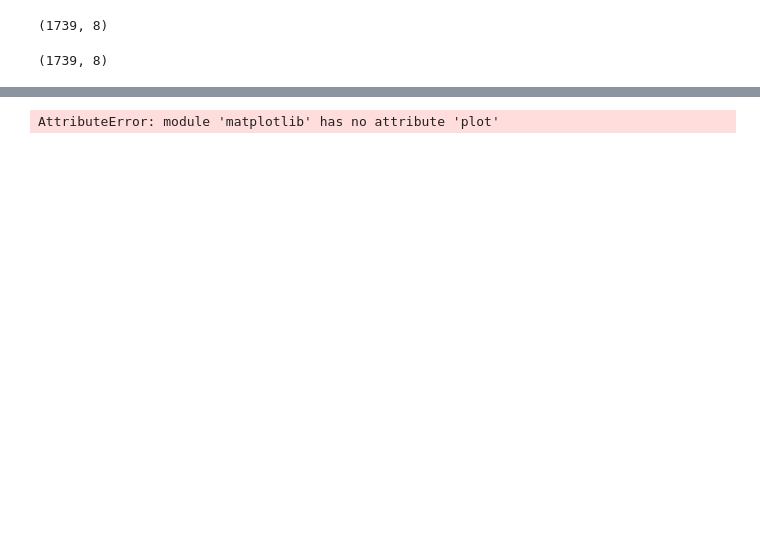
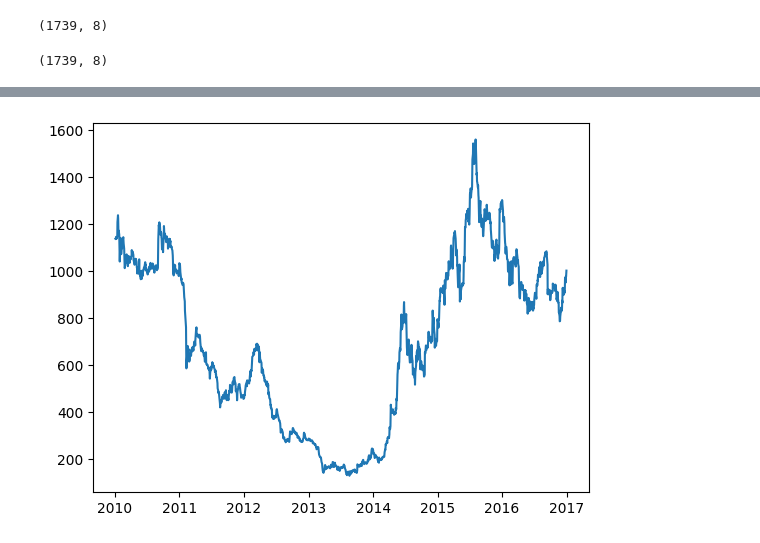
Before and after one commit to Smita2597/ds-repo, a Jupyter notebook: Stock - Risk and Return Analysis.ipynb, the cells around one changed output, grey strips where cells are left out. Saved outputs shown, nothing was run; the diff lists cells and outputs as text; code cells hidden in the pictures; blank space fills up the shorter version.

```diff
--- a/Stock - Risk and Return Analysis.ipynb
+++ b/Stock - Risk and Return Analysis.ipynb
@@ -143,5 +122,5 @@ ValueError: Could not interpret value `close` for `x`. An entry with this name d
 # %%
-plt.plot(beml_df['Close'],beml_df['Date'])
+plt.plot(beml_close_price_data['Date'],beml_close_price_data['Close'])
 plt.show()
 # %% [output]
-AttributeError: module 'matplotlib' has no attribute 'plot'
+[figure, added]
```
Also changed, not shown: parts of 25 cells of this notebook, 1 other file.
